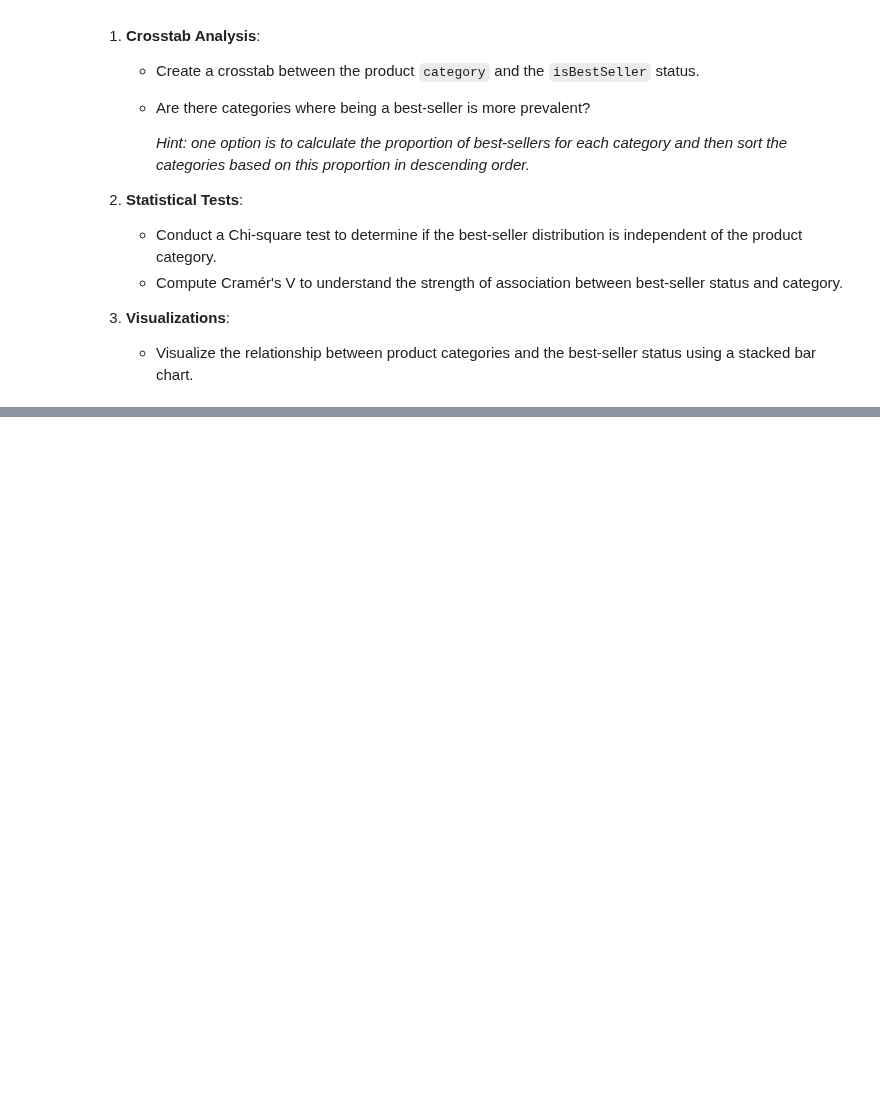
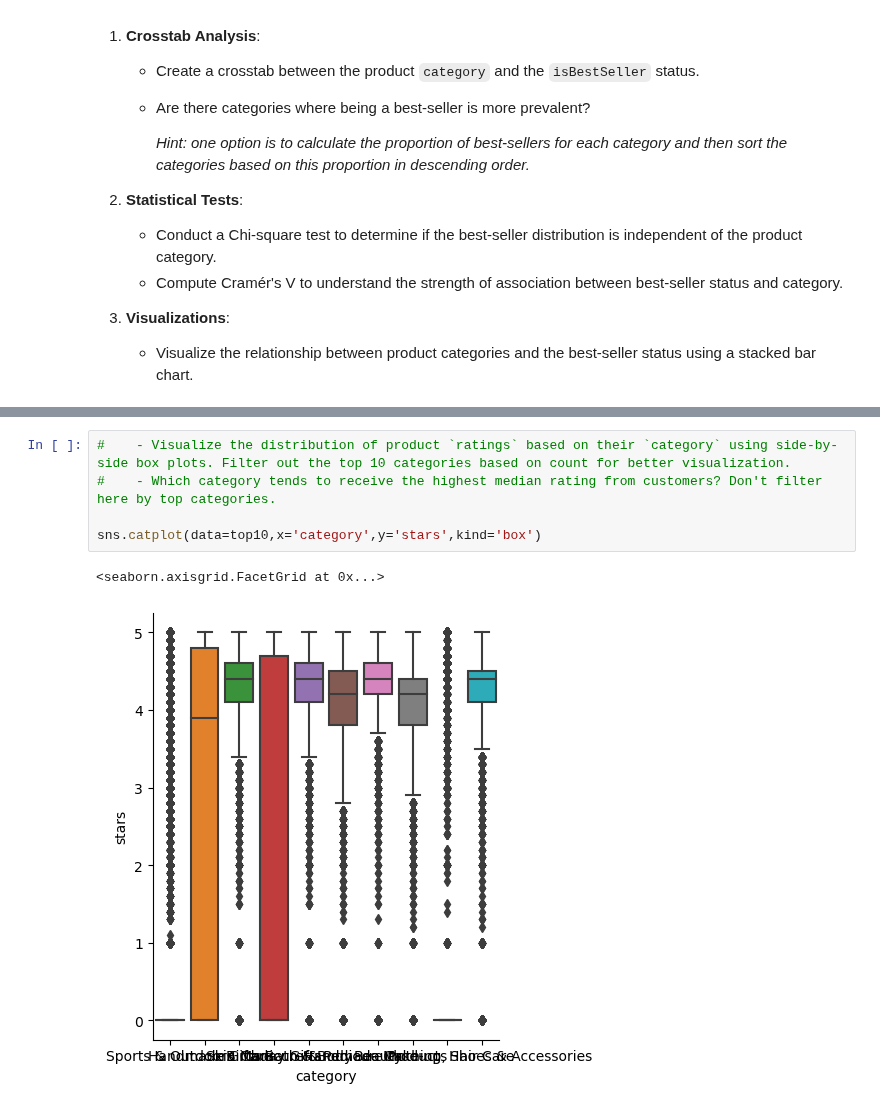
Before and after one commit to Federicosz/lab-eda-bivariate, a Jupyter notebook: FSZ_Solution.ipynb, the cells around one changed output, grey strips where cells are left out. Saved outputs shown, nothing was run; the diff lists cells and outputs as text; blank space fills up the shorter version.

```diff
--- a/FSZ_Solution.ipynb
+++ b/FSZ_Solution.ipynb
@@ -64,0 +153,8 @@ pd.crosstab(amz['category'],amz['isBestSeller'])
+# %%
+#    - Visualize the distribution of product `ratings` based on their `category` using side-by-side box plots. Filter out the top 10 categories based on count for better visualization.
+#    - Which category tends to receive the highest median rating from customers? Don't filter here by top categories.
+
+sns.catplot(data=top10,x='category',y='stars',kind='box')
+# %% [output]
+<seaborn.axisgrid.FacetGrid at 0x...>
+[figure, added]
```
Also changed, not shown: parts of 10 cells of this notebook.
